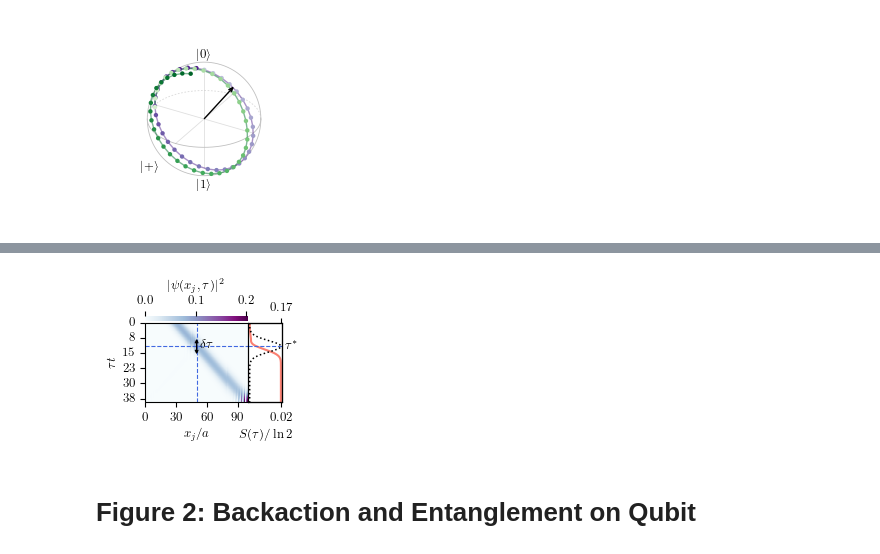
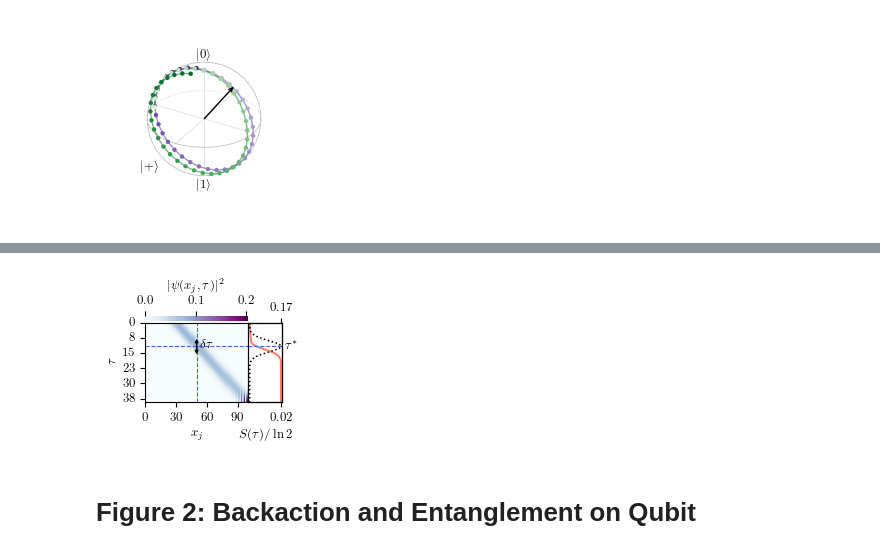
Before and after one commit to Ssalazar12/submission_VN_spinless, a Jupyter notebook: notebooks/analysis/manuscript_figures.ipynb, the cells around one changed output, grey strips where cells are left out. Saved outputs shown, nothing was run; the diff lists cells and outputs as text; code cells hidden in the pictures.

```diff
--- a/notebooks/analysis/manuscript_figures.ipynb
+++ b/notebooks/analysis/manuscript_figures.ipynb
@@ -846,8 +773,8 @@ heat = sns.heatmap(traj_matrix.T, ax=ax_heat,cmap="BuPu",rasterized=True,
                    cbar_kws={ "orientation": "horizontal", "location": "top",
                              "pad": 0.02,"aspect": 20})
 
-ax_heat.set_xlabel(r"$x_j/a$", fontsize=base_font)
-ax_heat.set_ylabel(r"$\tau t$", fontsize=base_font)
+ax_heat.set_xlabel(r"$x_j$", fontsize=base_font)
+ax_heat.set_ylabel(r"$\tau $", fontsize=base_font)
 
 delta_tau = time_range[1] - time_range[0]
 tick_posy = np.arange(0, len(time_range), 50)
@@ -912,34 +839,34 @@ ax_nbond.tick_params(axis="x", labelsize=base_font)
 ax_nbond.set_xticks([max(n_bond)], [f"{max(n_bond):.2g}"])
 
 # Shared frame enclosing both panels
 heat_pos = ax_heat.get_position()
 entropy_pos = ax_entropy.get_position()
 
 left = min(heat_pos.x0, entropy_pos.x0)
 bottom = min(heat_pos.y0, entropy_pos.y0)
 right = max(heat_pos.x1, entropy_pos.x1)
 top = max(heat_pos.y1, entropy_pos.y1)
 
 frame = matplotlib.patches.Rectangle(
     (left, bottom),
     right - left,
     top - bottom,
     transform=fig.transFigure,
     fill=False,
     edgecolor="black",
     linewidth=0.8,
     zorder=20,
 )
 
 ax_entropy.text(1.08, tau_arrive_idx, r"$\tau^*$",
                 transform=ax_entropy.get_yaxis_transform(),   # x: axes, y: data
                 ha="left", va="center", fontsize=base_font, clip_on=False)
 
 fig.add_artist(frame)
 
 plt.savefig(fig_route + "qpc_trajectories_entropy.pdf",bbox_inches="tight",transparent=True)
 # %% [output]
-[figure, old version]
+[figure, new version]
 # %% [markdown]
 # Figure 2: Backaction and Entanglement on Qubit
 # %%
```
Also changed, not shown: parts of 19 cells of this notebook, 26 other files.
